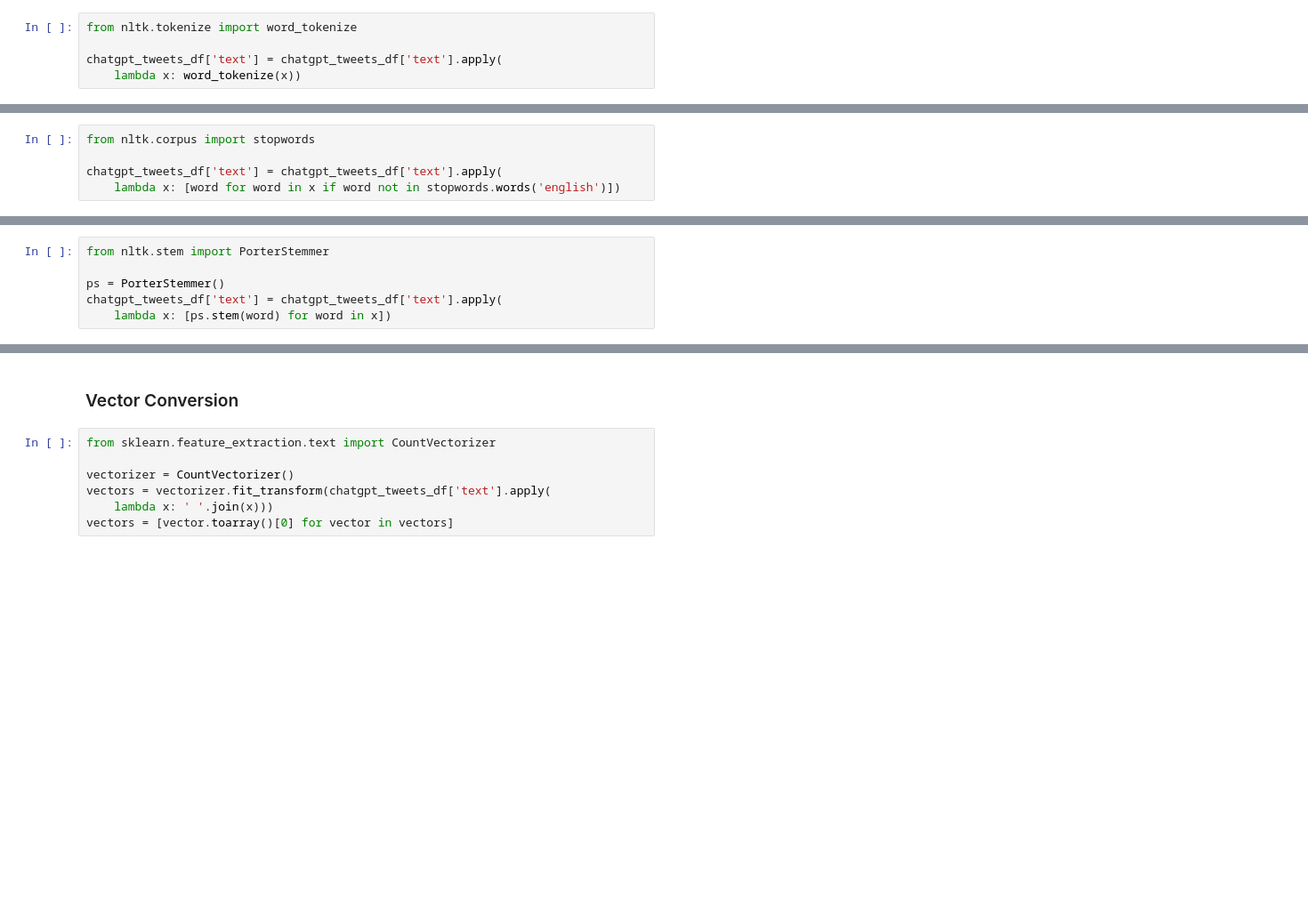
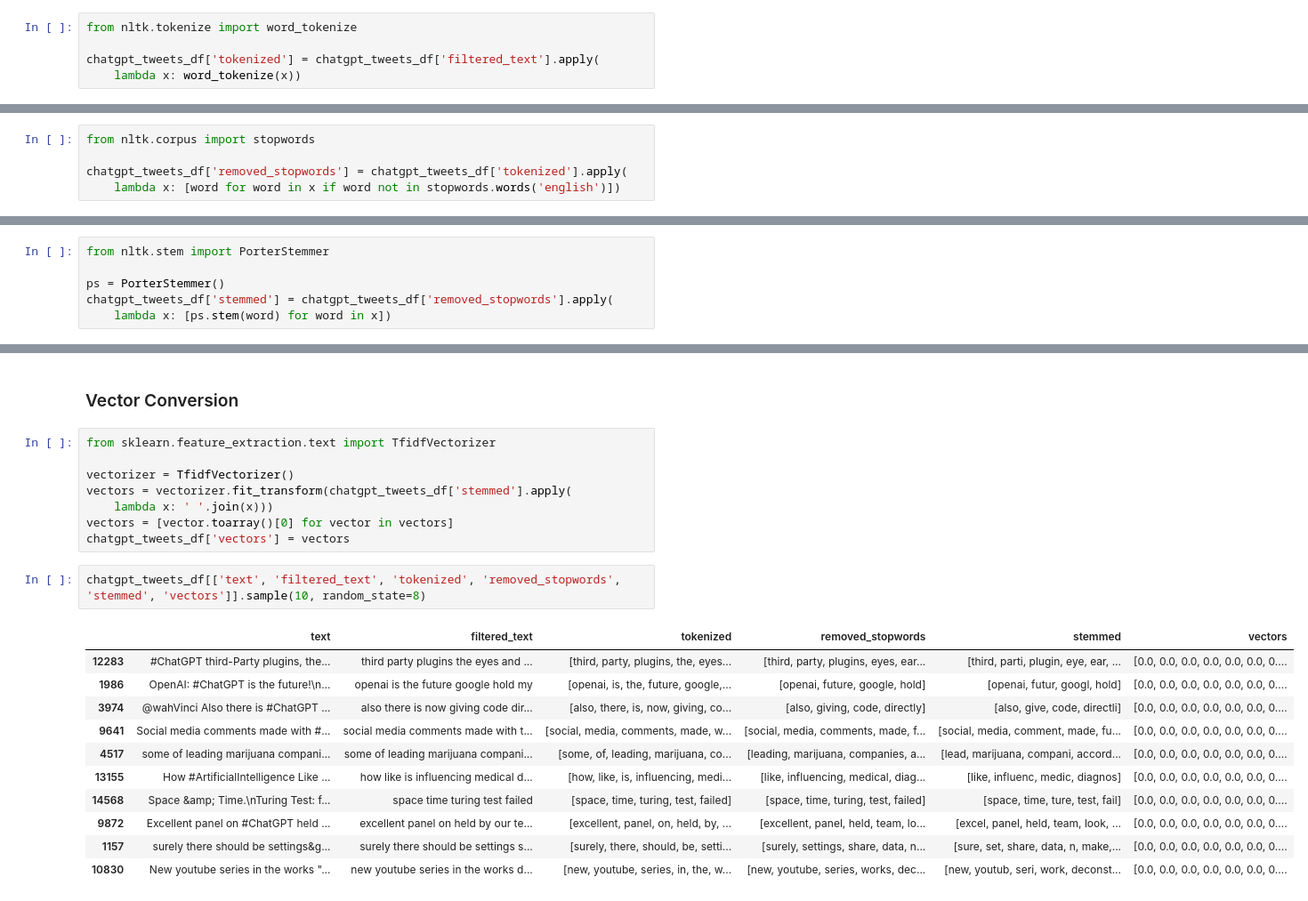
Before and after one commit to MuhamadAzizi/chatgpt-tweets-sentiment, a Jupyter notebook: Preprocessing.ipynb, the cells around one changed output, grey strips where cells are left out. Shown at 89% size. Drawn from its saved outputs; the diff is of its cells as text; blank space fills up the shorter version.

Commit message:
text preprocessing

```diff
--- a/Preprocessing.ipynb
+++ b/Preprocessing.ipynb
@@ -88,5 +96,5 @@ chatgpt_tweets_df['text'] = chatgpt_tweets_df['text'].str.lower()
 # %%
 from nltk.tokenize import word_tokenize
 
-chatgpt_tweets_df['text'] = chatgpt_tweets_df['text'].apply(
+chatgpt_tweets_df['tokenized'] = chatgpt_tweets_df['filtered_text'].apply(
     lambda x: word_tokenize(x))
@@ -95,5 +117,5 @@ chatgpt_tweets_df['text'] = chatgpt_tweets_df['text'].apply(
 # %%
 from nltk.corpus import stopwords
 
-chatgpt_tweets_df['text'] = chatgpt_tweets_df['text'].apply(
+chatgpt_tweets_df['removed_stopwords'] = chatgpt_tweets_df['tokenized'].apply(
     lambda x: [word for word in x if word not in stopwords.words('english')])
@@ -103,5 +139,5 @@ chatgpt_tweets_df['text'] = chatgpt_tweets_df['text'].apply(
 from nltk.stem import PorterStemmer
 
 ps = PorterStemmer()
-chatgpt_tweets_df['text'] = chatgpt_tweets_df['text'].apply(
+chatgpt_tweets_df['stemmed'] = chatgpt_tweets_df['removed_stopwords'].apply(
     lambda x: [ps.stem(word) for word in x])
@@ -108,12 +158,27 @@ chatgpt_tweets_df['text'] = chatgpt_tweets_df['text'].apply(
 # %% [markdown]
 ### Vector Conversion
 # %%
-from sklearn.feature_extraction.text import CountVectorizer
+from sklearn.feature_extraction.text import TfidfVectorizer
 
-vectorizer = CountVectorizer()
-vectors = vectorizer.fit_transform(chatgpt_tweets_df['text'].apply(
+vectorizer = TfidfVectorizer()
+vectors = vectorizer.fit_transform(chatgpt_tweets_df['stemmed'].apply(
     lambda x: ' '.join(x)))
 vectors = [vector.toarray()[0] for vector in vectors]
+chatgpt_tweets_df['vectors'] = vectors
+# %%
+chatgpt_tweets_df[['text', 'filtered_text', 'tokenized', 'removed_stopwords', 'stemmed', 'vectors']].sample(10, random_state=8)
+# %% [output]
+|  | text | filtered_text | tokenized | removed_stopwords | stemmed | vectors |
+| 12283 | #ChatGPT third-Party plugins, the... | third party plugins the eyes and ... | [third, party, plugins, the, eyes... | [third, party, plugins, eyes, ear... | [third, parti, plugin, eye, ear, ... | [0.0, 0.0, 0.0, 0.0, 0.0, 0.0, 0.... |
+| 1986 | OpenAI: #ChatGPT is the future!\n... | openai is the future google hold my | [openai, is, the, future, google,... | [openai, future, google, hold] | [openai, futur, googl, hold] | [0.0, 0.0, 0.0, 0.0, 0.0, 0.0, 0.... |
+| 3974 | @wahVinci Also there is #ChatGPT ... | also there is now giving code dir... | [also, there, is, now, giving, co... | [also, giving, code, directly] | [also, give, code, directli] | [0.0, 0.0, 0.0, 0.0, 0.0, 0.0, 0.... |
+| 9641 | Social media comments made with #... | social media comments made with t... | [social, media, comments, made, w... | [social, media, comments, made, f... | [social, media, comment, made, fu... | [0.0, 0.0, 0.0, 0.0, 0.0, 0.0, 0.... |
+| 4517 | some of leading marijuana compani... | some of leading marijuana compani... | [some, of, leading, marijuana, co... | [leading, marijuana, companies, a... | [lead, marijuana, compani, accord... | [0.0, 0.0, 0.0, 0.0, 0.0, 0.0, 0.... |
+| 13155 | How #ArtificialIntelligence Like ... | how like is influencing medical d... | [how, like, is, influencing, medi... | [like, influencing, medical, diag... | [like, influenc, medic, diagnos] | [0.0, 0.0, 0.0, 0.0, 0.0, 0.0, 0.... |
+| 14568 | Space &amp; Time.\nTuring Test: f... | space time turing test failed | [space, time, turing, test, failed] | [space, time, turing, test, failed] | [space, time, ture, test, fail] | [0.0, 0.0, 0.0, 0.0, 0.0, 0.0, 0.... |
+| 9872 | Excellent panel on #ChatGPT held ... | excellent panel on held by our te... | [excellent, panel, on, held, by, ... | [excellent, panel, held, team, lo... | [excel, panel, held, team, look, ... | [0.0, 0.0, 0.0, 0.0, 0.0, 0.0, 0.... |
+| 1157 | surely there should be settings&g... | surely there should be settings s... | [surely, there, should, be, setti... | [surely, settings, share, data, n... | [sure, set, share, data, n, make,... | [0.0, 0.0, 0.0, 0.0, 0.0, 0.0, 0.... |
+| 10830 | New youtube series in the works "... | new youtube series in the works d... | [new, youtube, series, in, the, w... | [new, youtube, series, works, dec... | [new, youtub, seri, work, deconst... | [0.0, 0.0, 0.0, 0.0, 0.0, 0.0, 0.... |
 # %%
 import numpy as np
 
```
Also changed, not shown: parts of 10 cells of this notebook, 4 other files.
